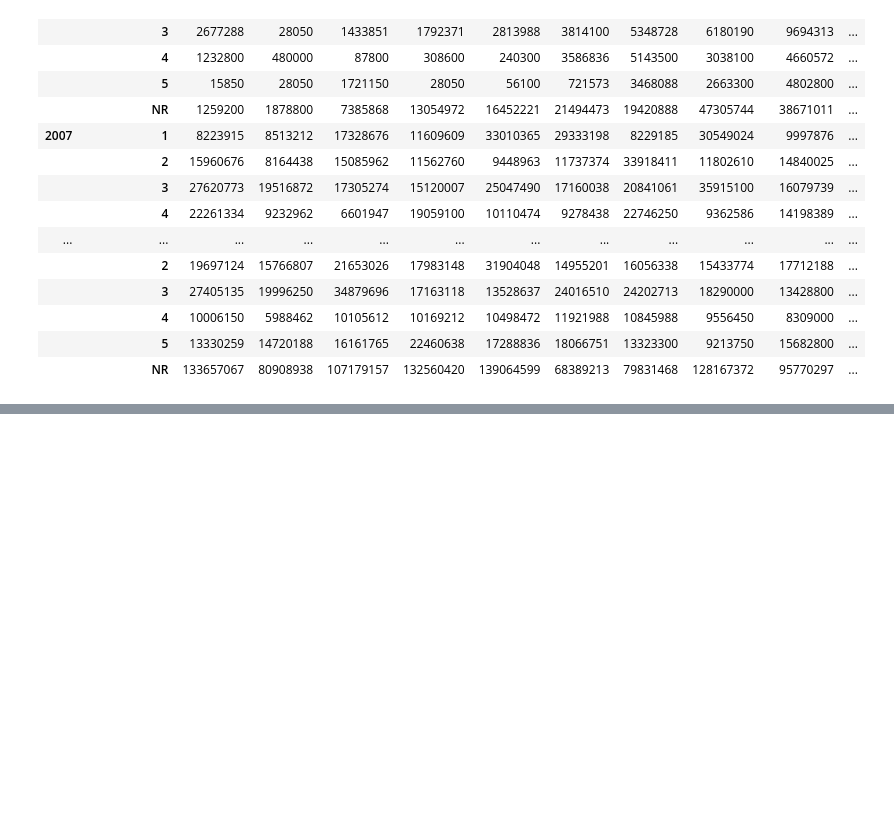
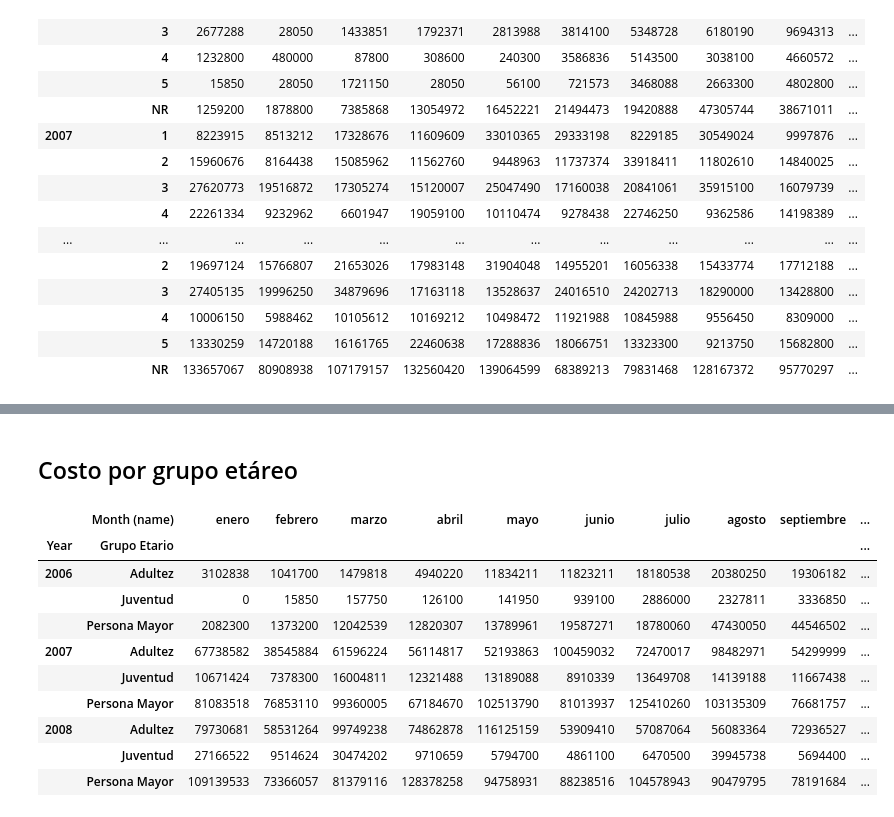
Before and after one commit to Jujo2040751/Proyecto-DataScience, a Jupyter notebook: proy.ipynb, the cells around one changed output, grey strips where cells are left out. Cells and saved outputs as stored; diff of their text form; code cells hidden in the pictures; blank space fills up the shorter version.

```diff
--- a/proy.ipynb
+++ b/proy.ipynb
@@ -666,0 +699,23 @@ plt.show()
+# %% [markdown]
+<h2>Costo por grupo etáreo
+# %%
+df_costo_grupoE= df_servicio_costo.merge(pds.read_sql("SELECT * FROM \"dim_fecha\" ", dbConnection)[["key_fecha",  "Date", "Year", "Month (name)"]], left_on="key_fecha_atencion" , right_on="key_fecha",  how='inner')
+df_costo_grupoE["Month (name)"] = pds.Categorical(df_costo_grupoE["Month (name)"], categories=months, ordered=True)
+df_costo_grupoE.sort_values(by=["Year","Month (name)"], inplace=True)
+pivot_table= pds.pivot_table(df_costo_grupoE, values='costo',
+                                index=['Year', "Grupo Etario"],
+                                columns='Month (name)',
+                                aggfunc=np.sum, fill_value=0)
+pivot_table
+# %% [output]
+|  | Month (name) | enero | febrero | marzo | abril | mayo | junio | julio | agosto | septiembre | ... |
+| Year | Grupo Etario |  |  |  |  |  |  |  |  |  | ... |
+| 2006 | Adultez | 3102838 | 1041700 | 1479818 | 4940220 | 11834211 | 11823211 | 18180538 | 20380250 | 19306182 | ... |
+|  | Juventud | 0 | 15850 | 157750 | 126100 | 141950 | 939100 | 2886000 | 2327811 | 3336850 | ... |
+|  | Persona Mayor | 2082300 | 1373200 | 12042539 | 12820307 | 13789961 | 19587271 | 18780060 | 47430050 | 44546502 | ... |
+| 2007 | Adultez | 67738582 | 38545884 | 61596224 | 56114817 | 52193863 | 100459032 | 72470017 | 98482971 | 54299999 | ... |
+|  | Juventud | 10671424 | 7378300 | 16004811 | 12321488 | 13189088 | 8910339 | 13649708 | 14139188 | 11667438 | ... |
+|  | Persona Mayor | 81083518 | 76853110 | 99360005 | 67184670 | 102513790 | 81013937 | 125410260 | 103135309 | 76681757 | ... |
+| 2008 | Adultez | 79730681 | 58531264 | 99749238 | 74862878 | 116125159 | 53909410 | 57087064 | 56083364 | 72936527 | ... |
+|  | Juventud | 27166522 | 9514624 | 30474202 | 9710659 | 5794700 | 4861100 | 6470500 | 39945738 | 5694400 | ... |
+|  | Persona Mayor | 109139533 | 73366057 | 81379116 | 128378258 | 94758931 | 88238516 | 104578943 | 90479795 | 78191684 | ... |
```
Also changed, not shown: parts of 5 cells of this notebook.
